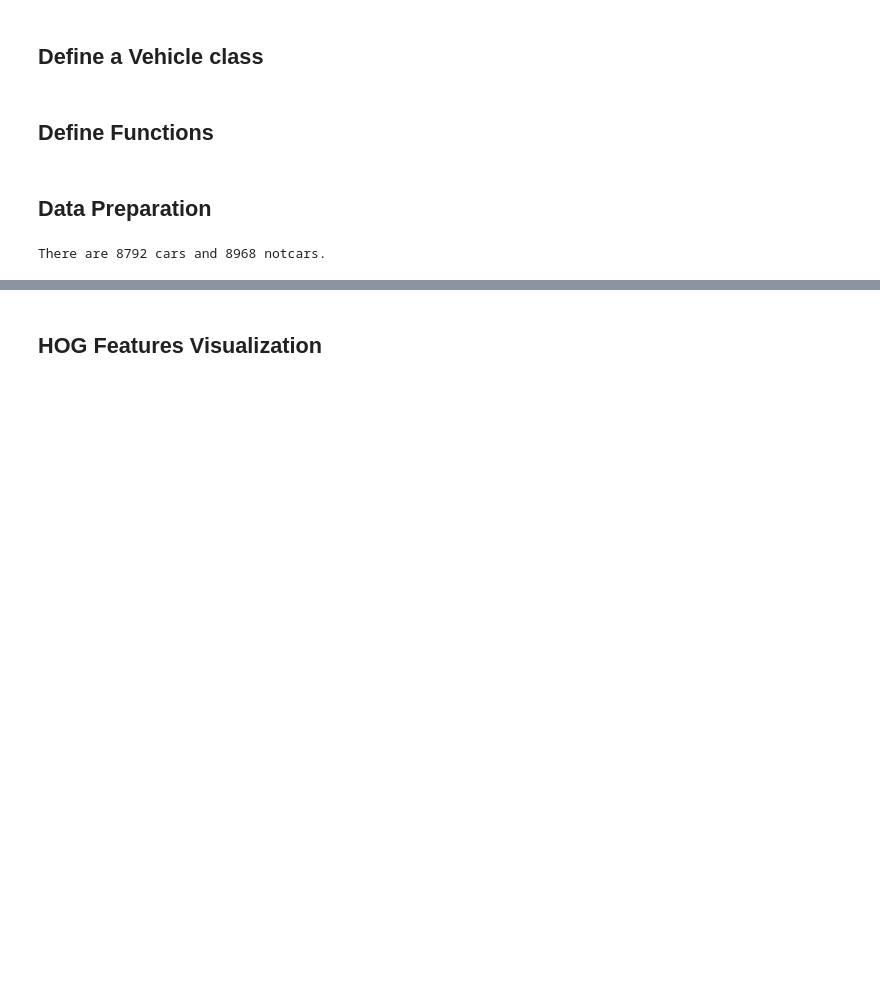
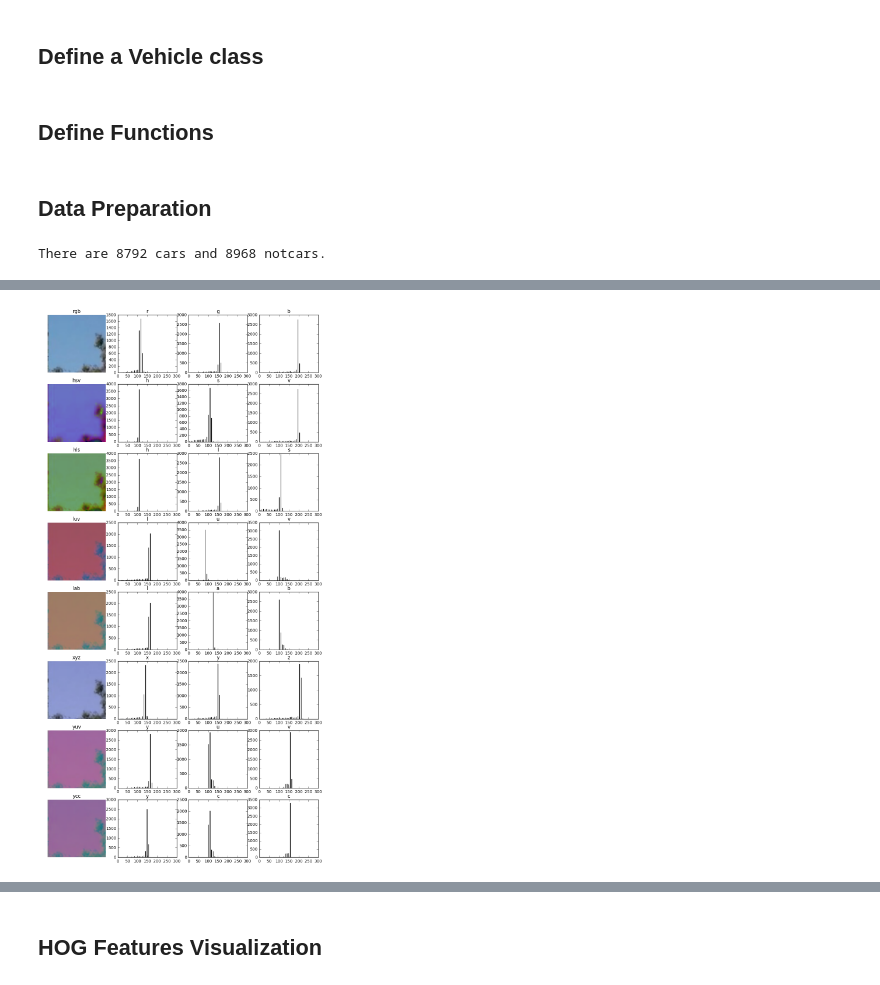
Before and after one commit to WenjinTao/Self-Driving-Car-Nanodegree--Udacity, a Jupyter notebook: Term1/P5-Vehicle_Detection/P5-Vehicle_Detection.ipynb, the cells around one changed output, grey strips where cells are left out. Cells and saved outputs as stored; diff of their text form; code cells hidden in the pictures; blank space fills up the shorter version.

```diff
--- a/Term1/P5-Vehicle_Detection/P5-Vehicle_Detection.ipynb
+++ b/Term1/P5-Vehicle_Detection/P5-Vehicle_Detection.ipynb
@@ -401,0 +402,37 @@ visualize(fig, 10, 2, imgs, titles)
+# %%
+def color_hist_single_ch(img, nbins=32, bins_range=(0, 256)):
+    # Compute the histogram of the RGB channels separately
+    ch_hist = np.histogram(img, bins=nbins, range=bins_range)
+    # Generating bin centers
+    bin_edges = ch_hist[1]
+    bin_centers = (bin_edges[1:]  + bin_edges[0:len(bin_edges)-1])/2
+    # Return the individual histogram and bin_centers
+    return ch_hist, bin_centers
+# %%
+image = cv2.imread(notcars[0]) # in BGR
+image = cv2.cvtColor(image, cv2.COLOR_BGR2RGB)
+
+hsv = cv2.cvtColor(image, cv2.COLOR_RGB2HSV)
+hls = cv2.cvtColor(image, cv2.COLOR_RGB2HLS)
+luv = cv2.cvtColor(image, cv2.COLOR_RGB2LUV)
+lab = cv2.cvtColor(image, cv2.COLOR_RGB2LAB)
+xyz = cv2.cvtColor(image, cv2.COLOR_RGB2XYZ)
+yuv = cv2.cvtColor(image, cv2.COLOR_RGB2YUV)
+ycc = cv2.cvtColor(image, cv2.COLOR_RGB2YCrCb)
+
+color_spaces_names = ['rgb', 'hsv', 'hls', 'luv', 'lab', 'xyz', 'yuv', 'ycc']
+color_spaces = [image, hsv, hls, luv, lab, xyz, yuv, ycc]
+
+rows = len(color_spaces)
+
+fig, axis = plt.subplots(rows, 4, figsize=(12, 3*rows))
+for row, colorspace in enumerate(color_spaces):
+    axis[row, 0].set_title(color_spaces_names[row])
+    axis[row, 0].imshow(colorspace)
+    axis[row, 0].axis('off')
+    for ch in range(3):
+        ch_hist, bincen = color_hist_single_ch(colorspace[:,:,ch], nbins=32, bins_range=(0, 256))
+        axis[row, ch + 1].set_title(color_spaces_names[row][ch])
+        axis[row, ch + 1].bar(bincen, ch_hist[0])
+# %% [output]
+[figure, added]
```
Also changed, not shown: parts of 7 cells of this notebook, 12 other files.
